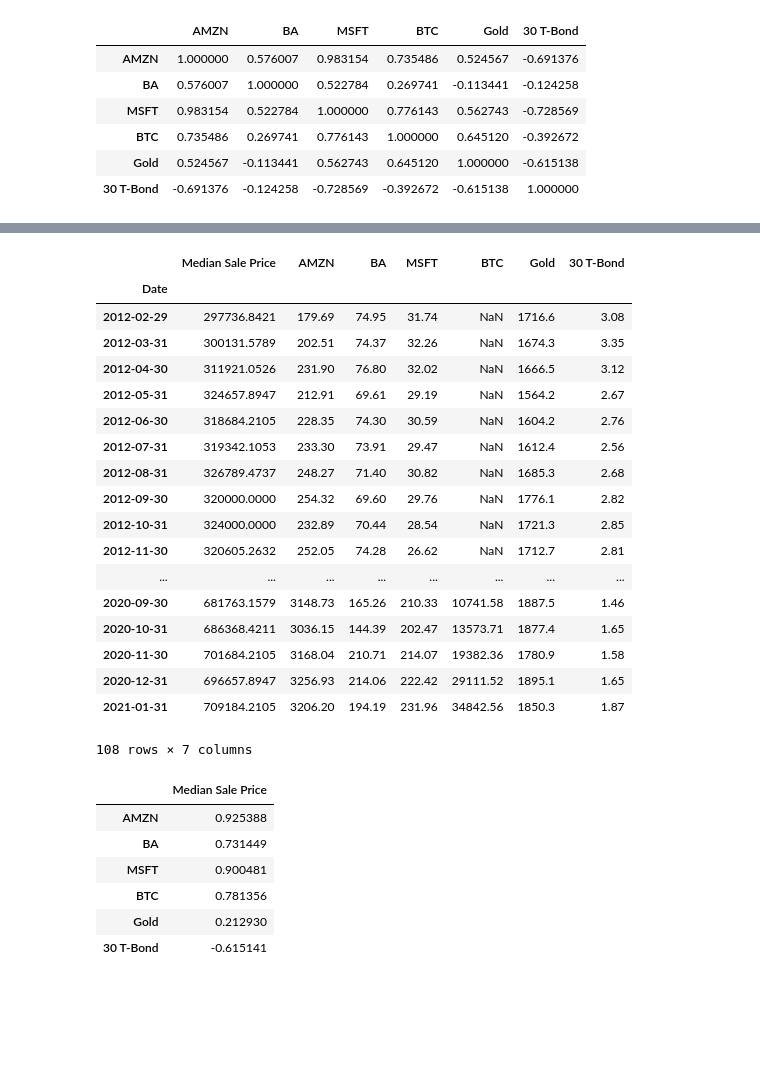
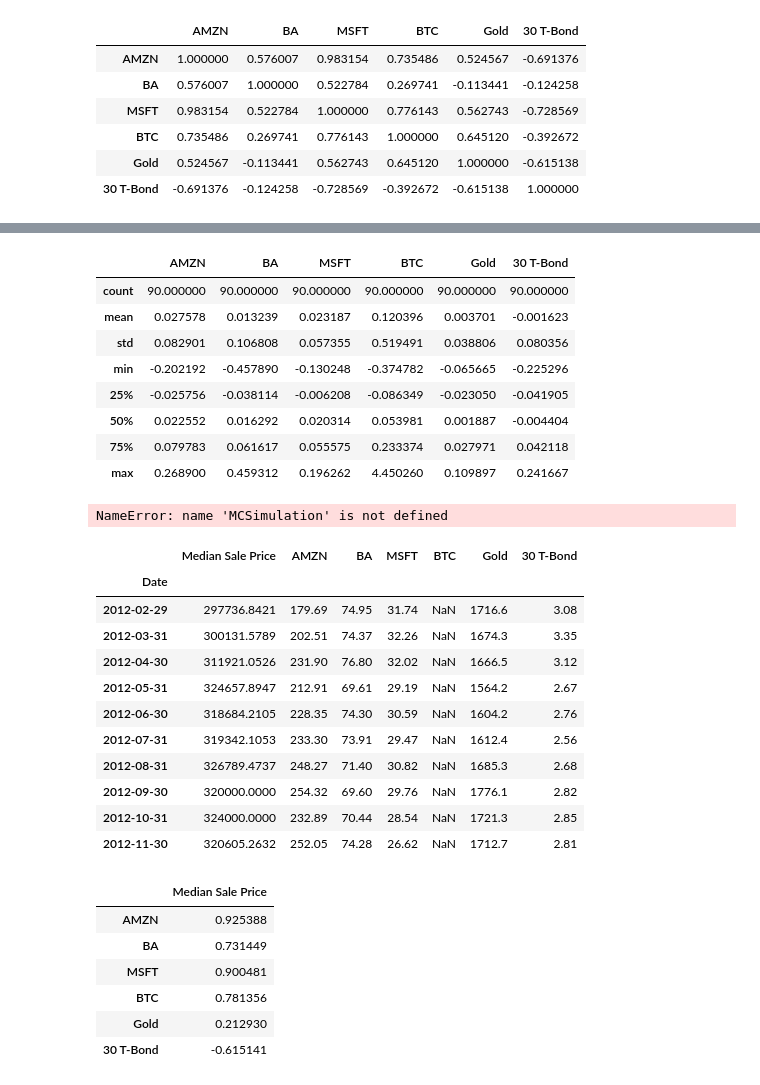
Before and after one commit to somyapanda/fintech-project-1, a Jupyter notebook: Joanne/stocks_house_pirce_coll.ipynb, the cells around one changed output, grey strips where cells are left out. Saved outputs shown, nothing was run; the diff lists cells and outputs as text; code cells hidden in the pictures; blank space fills up the shorter version.

Commit message:
update data

```diff
--- a/Joanne/stocks_house_pirce_coll.ipynb
+++ b/Joanne/stocks_house_pirce_coll.ipynb
@@ -58,27 +81,43 @@ stocks_df.plot(kind = "scatter", x="AMZN", y = "MSFT");
+# %%
+df_daily_returns.describe()
+# %% [output]
+|  | AMZN | BA | MSFT | BTC | Gold | 30 T-Bond |
+| count | 90.000000 | 90.000000 | 90.000000 | 90.000000 | 90.000000 | 90.000000 |
+| mean | 0.027578 | 0.013239 | 0.023187 | 0.120396 | 0.003701 | -0.001623 |
+| std | 0.082901 | 0.106808 | 0.057355 | 0.519491 | 0.038806 | 0.080356 |
+| min | -0.202192 | -0.457890 | -0.130248 | -0.374782 | -0.065665 | -0.225296 |
+| 25% | -0.025756 | -0.038114 | -0.006208 | -0.086349 | -0.023050 | -0.041905 |
+| 50% | 0.022552 | 0.016292 | 0.020314 | 0.053981 | 0.001887 | -0.004404 |
+| 75% | 0.079783 | 0.061617 | 0.055575 | 0.233374 | 0.027971 | 0.042118 |
+| max | 0.268900 | 0.459312 | 0.196262 | 4.450260 | 0.109897 | 0.241667 |
+# %%
+#configuring a Monte Carlo simulation to forcast five years cumulatve returens
+MC_fiveyear = MCSimulation(
+    portfolio_data = df_daily_returns,
+    weights = [.17,.17,.17,.17,.17,.15],
+    num_simulation = 50,
+    num_trading_days = 252*5
+)
+MC_fiveyear.portfolio_data.head()
+# %% [output]
+NameError: name 'MCSimulation' is not defined
 # %%
 # Use the `concat` function to combine the two DataFrames by matching indexes (or in this case `Month`)
 combined_df = pd.concat([house_price_df, stocks_df], axis="columns", join="inner")
-combined_df
+combined_df.head(10)
 # %% [output]
 |  | Median Sale Price | AMZN | BA | MSFT | BTC | Gold | 30 T-Bond |
 | Date |  |  |  |  |  |  |  |
 | 2012-02-29 | 297736.8421 | 179.69 | 74.95 | 31.74 | NaN | 1716.6 | 3.08 |
 | 2012-03-31 | 300131.5789 | 202.51 | 74.37 | 32.26 | NaN | 1674.3 | 3.35 |
 | 2012-04-30 | 311921.0526 | 231.90 | 76.80 | 32.02 | NaN | 1666.5 | 3.12 |
 | 2012-05-31 | 324657.8947 | 212.91 | 69.61 | 29.19 | NaN | 1564.2 | 2.67 |
 | 2012-06-30 | 318684.2105 | 228.35 | 74.30 | 30.59 | NaN | 1604.2 | 2.76 |
 | 2012-07-31 | 319342.1053 | 233.30 | 73.91 | 29.47 | NaN | 1612.4 | 2.56 |
 | 2012-08-31 | 326789.4737 | 248.27 | 71.40 | 30.82 | NaN | 1685.3 | 2.68 |
 | 2012-09-30 | 320000.0000 | 254.32 | 69.60 | 29.76 | NaN | 1776.1 | 2.82 |
 | 2012-10-31 | 324000.0000 | 232.89 | 70.44 | 28.54 | NaN | 1721.3 | 2.85 |
 | 2012-11-30 | 320605.2632 | 252.05 | 74.28 | 26.62 | NaN | 1712.7 | 2.81 |
-| ... | ... | ... | ... | ... | ... | ... | ... |
-| 2020-09-30 | 681763.1579 | 3148.73 | 165.26 | 210.33 | 10741.58 | 1887.5 | 1.46 |
-| 2020-10-31 | 686368.4211 | 3036.15 | 144.39 | 202.47 | 13573.71 | 1877.4 | 1.65 |
-| 2020-11-30 | 701684.2105 | 3168.04 | 210.71 | 214.07 | 19382.36 | 1780.9 | 1.58 |
-| 2020-12-31 | 696657.8947 | 3256.93 | 214.06 | 222.42 | 29111.52 | 1895.1 | 1.65 |
-| 2021-01-31 | 709184.2105 | 3206.20 | 194.19 | 231.96 | 34842.56 | 1850.3 | 1.87 |
-108 rows × 7 columns
 # %%
 combined_df.corr()['Median Sale Price'].to_frame().iloc[1:]
 # %% [output]
```
Also changed, not shown: parts of 6 cells of this notebook, 1 other file.
